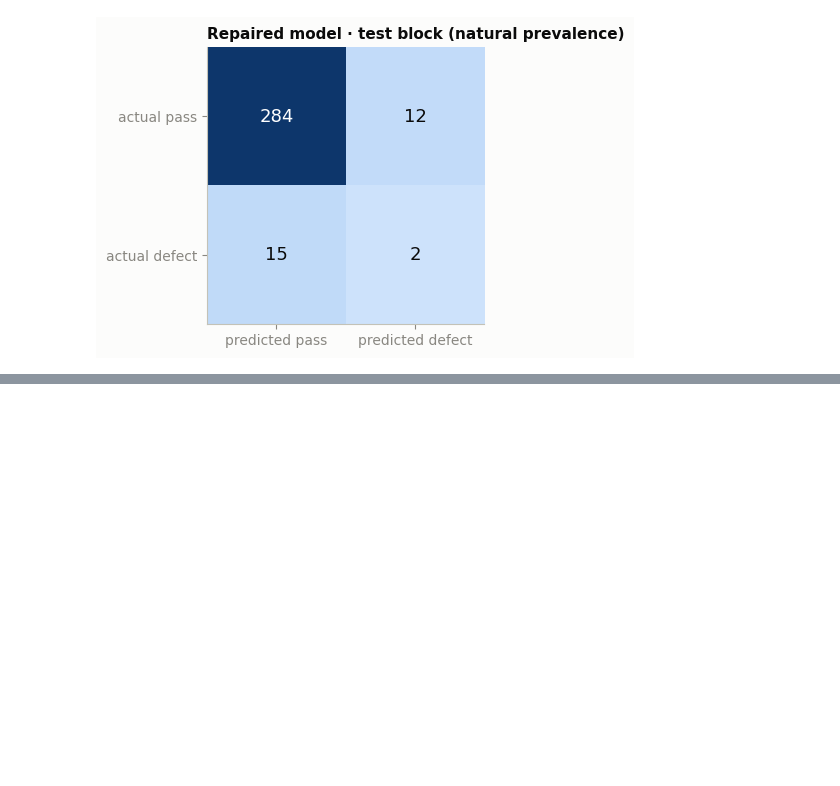
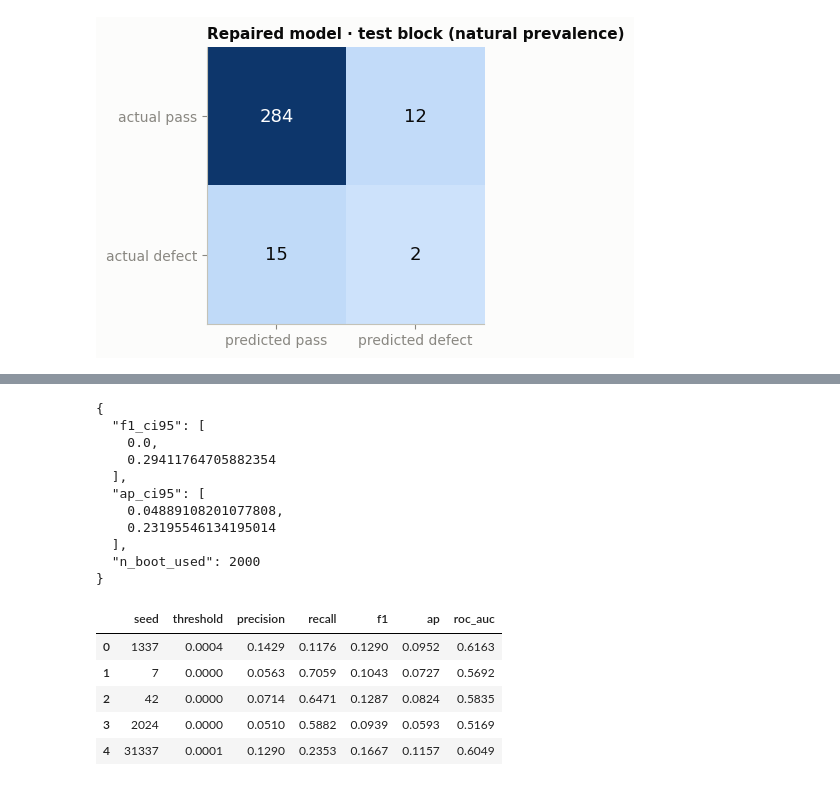
Before and after one commit to PROSTLE/Wafer-Guard, a Jupyter notebook: wafer_guard_fixed.ipynb, the cells around one changed output, grey strips where cells are left out. Cells and saved outputs as stored; diff of their text form; code cells hidden in the pictures; blank space fills up the shorter version.

Commit message:
Add bootstrap intervals and seed-to-seed variation

```diff
--- a/wafer_guard_fixed.ipynb
+++ b/wafer_guard_fixed.ipynb
@@ -921,0 +928,43 @@ save_fig(fig, "05_confusion_matrix")
+# %%
+def bootstrap_ci(y, p, threshold, n_boot=2000, seed=SEED):
+    rng = np.random.default_rng(seed)
+    f1s, aps = [], []
+    for _ in range(n_boot):
+        i = rng.integers(0, len(y), len(y))
+        if y[i].sum() == 0:
+            continue
+        f1s.append(f1_score(y[i], (p[i] >= threshold).astype(int), zero_division=0))
+        aps.append(average_precision_score(y[i], p[i]))
+    q = lambda a: [float(np.percentile(a, 2.5)), float(np.percentile(a, 97.5))]
+    return dict(f1_ci95=q(f1s), ap_ci95=q(aps), n_boot_used=len(f1s))
+
+
+RESULTS["repaired_test_bootstrap"] = bootstrap_ci(objs["y_te"], objs["p_te"], main["threshold"])
+print(json.dumps(RESULTS["repaired_test_bootstrap"], indent=2))
+
+seed_runs = [main] + [run_experiment(Config(), seed=s) for s in EVAL_SEEDS if s != SEED]
+seed_df = pd.DataFrame(seed_runs)[["seed", "threshold", "precision", "recall", "f1", "ap", "roc_auc"]]
+RESULTS["repaired_test_seeds"] = dict(
+    runs=seed_df.to_dict(orient="records"),
+    mean={k: float(seed_df[k].mean()) for k in ["precision", "recall", "f1", "ap", "roc_auc"]},
+    std={k: float(seed_df[k].std(ddof=1)) for k in ["precision", "recall", "f1", "ap", "roc_auc"]},
+)
+seed_df.round(4)
+# %% [output]
+{
+  "f1_ci95": [
+    0.0,
+    0.29411764705882354
+  ],
+  "ap_ci95": [
+    0.04889108201077808,
+    0.23195546134195014
+  ],
+  "n_boot_used": 2000
+}
+|  | seed | threshold | precision | recall | f1 | ap | roc_auc |
+| 0 | 1337 | 0.0004 | 0.1429 | 0.1176 | 0.1290 | 0.0952 | 0.6163 |
+| 1 | 7 | 0.0000 | 0.0563 | 0.7059 | 0.1043 | 0.0727 | 0.5692 |
+| 2 | 42 | 0.0000 | 0.0714 | 0.6471 | 0.1287 | 0.0824 | 0.5835 |
+| 3 | 2024 | 0.0000 | 0.0510 | 0.5882 | 0.0939 | 0.0593 | 0.5169 |
+| 4 | 31337 | 0.0001 | 0.1290 | 0.2353 | 0.1667 | 0.1157 | 0.6049 |
```
Also changed, not shown: parts of 1 cell of this notebook.
